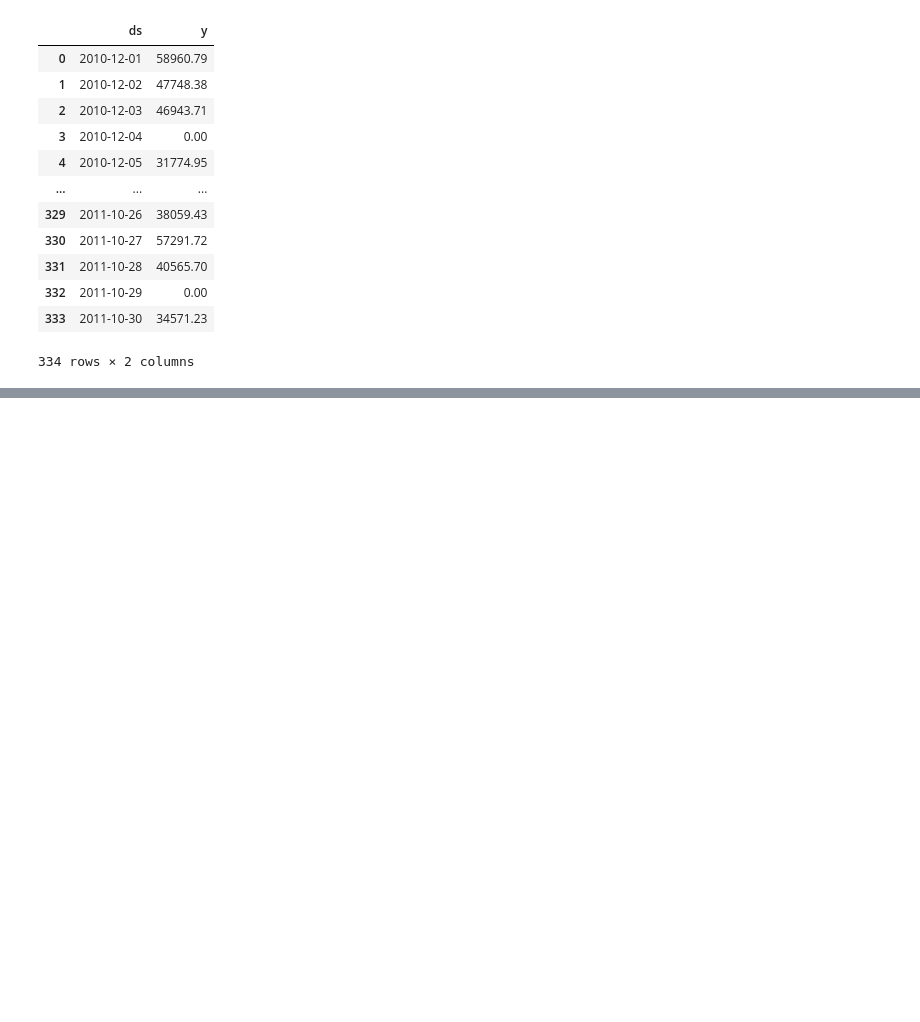
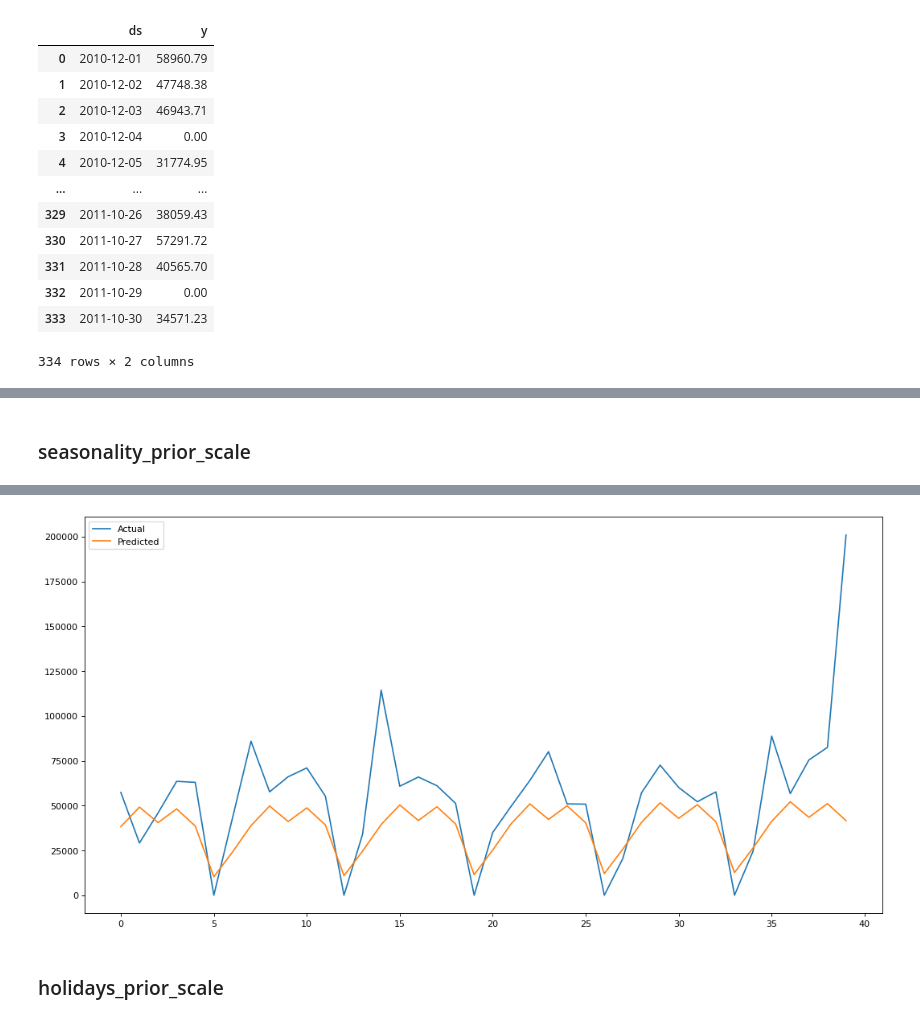
Before and after one commit to ha-es/doit_python, a Jupyter notebook: BDA/하은서73_0528_필수1.ipynb, the cells around one changed output, grey strips where cells are left out. Drawn from its saved outputs; the diff is of its cells as text; code cells hidden in the pictures; blank space fills up the shorter version.

```diff
--- a/BDA/하은서73_0528_필수1.ipynb
+++ b/BDA/하은서73_0528_필수1.ipynb
@@ -227,0 +318,18 @@ prophet.fit(train)
+# %% [markdown]
+### seasonality_prior_scale
+# %%
+prophet = Prophet(seasonality_prior_scale = 10)  # default 값 10
+prophet.fit(train)
+future = prophet.make_future_dataframe(periods=40)
+forecast = prophet.predict(future)
+ph_yhat = forecast[['ds','yhat']][334:]
+
+figure(figsize=(16,8), dpi=80)
+plt.plot(test['y'].values, label='Actual')
+plt.plot(ph_yhat['yhat'].values, label='Predicted')
+plt.legend()
+plt.show()
+
+
+# 기본 prophet에 비해 정확도가 좀 더 떨어짐
+# %% [output]
@@ -227,0 +338,3 @@ prophet.fit(train)
+[figure, added]
+# %% [markdown]
+### holidays_prior_scale
```
Also changed, not shown: parts of 24 cells of this notebook, 3 other files.
